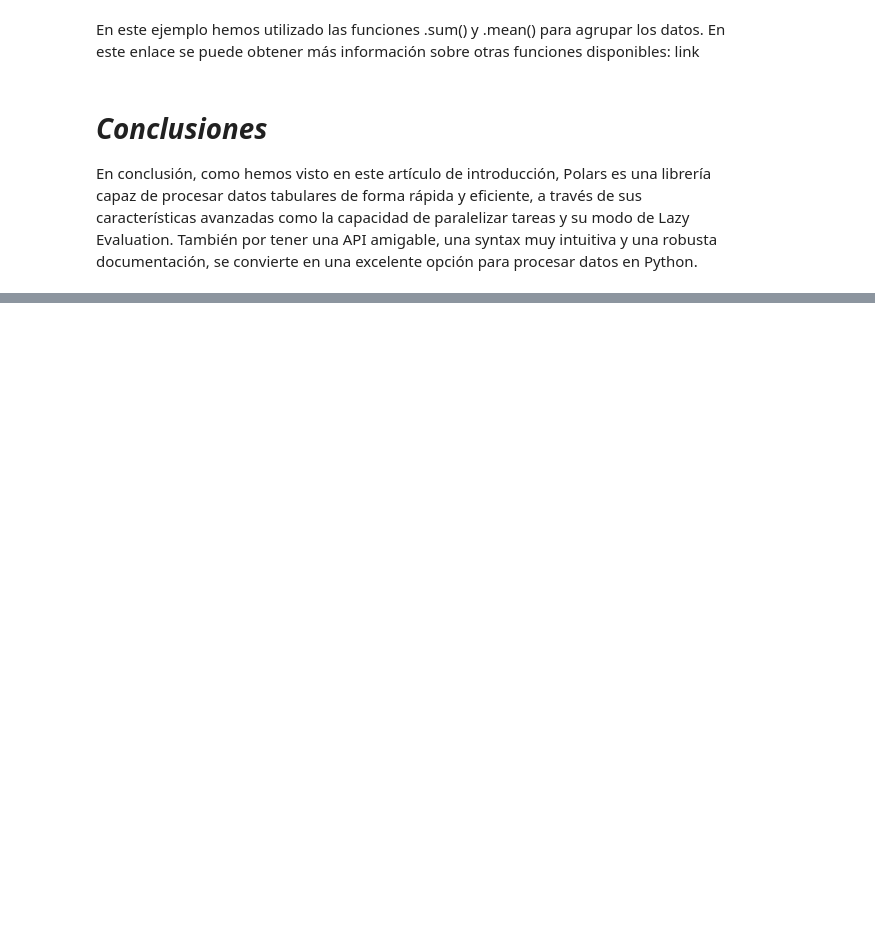
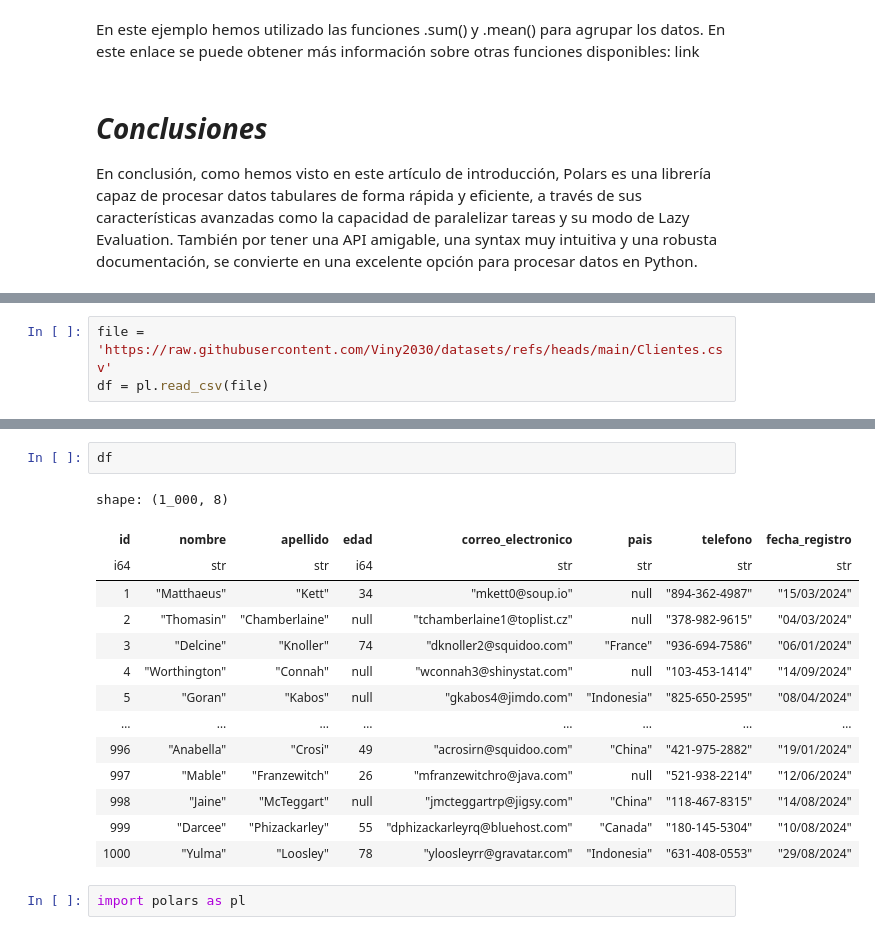
Before and after one commit to Viny2030/colabs, a Jupyter notebook: intropolars.ipynb, the cells around one changed output, grey strips where cells are left out. Cells and saved outputs as stored; diff of their text form; blank space fills up the shorter version.

```diff
--- a/intropolars.ipynb
+++ b/intropolars.ipynb
@@ -602,0 +616,3 @@ En conclusión, como hemos visto en este artículo de introducción, Polars es u
+# %%
+file = 'https://raw.githubusercontent.com/Viny2030/datasets/refs/heads/main/Clientes.csv'
+df = pl.read_csv(file)
@@ -602,0 +627,19 @@ En conclusión, como hemos visto en este artículo de introducción, Polars es u
+# %%
+df
+# %% [output]
+shape: (1_000, 8)
+| id | nombre | apellido | edad | correo_electronico | pais | telefono | fecha_registro |
+| i64 | str | str | i64 | str | str | str | str |
+| 1 | "Matthaeus" | "Kett" | 34 | "mkett0@soup.io" | null | "894-362-4987" | "15/03/2024" |
+| 2 | "Thomasin" | "Chamberlaine" | null | "tchamberlaine1@toplist.cz" | null | "378-982-9615" | "04/03/2024" |
+| 3 | "Delcine" | "Knoller" | 74 | "dknoller2@squidoo.com" | "France" | "936-694-7586" | "06/01/2024" |
+| 4 | "Worthington" | "Connah" | null | "wconnah3@shinystat.com" | null | "103-453-1414" | "14/09/2024" |
+| 5 | "Goran" | "Kabos" | null | "gkabos4@jimdo.com" | "Indonesia" | "825-650-2595" | "08/04/2024" |
+| … | … | … | … | … | … | … | … |
+| 996 | "Anabella" | "Crosi" | 49 | "acrosirn@squidoo.com" | "China" | "421-975-2882" | "19/01/2024" |
+| 997 | "Mable" | "Franzewitch" | 26 | "mfranzewitchro@java.com" | null | "521-938-2214" | "12/06/2024" |
+| 998 | "Jaine" | "McTeggart" | null | "jmcteggartrp@jigsy.com" | "China" | "118-467-8315" | "14/08/2024" |
+| 999 | "Darcee" | "Phizackarley" | 55 | "dphizackarleyrq@bluehost.com" | "Canada" | "180-145-5304" | "10/08/2024" |
+| 1000 | "Yulma" | "Loosley" | 78 | "yloosleyrr@gravatar.com" | "Indonesia" | "631-408-0553" | "29/08/2024" |
+# %%
+import polars as pl
```
Also changed, not shown: parts of 16 cells of this notebook.
